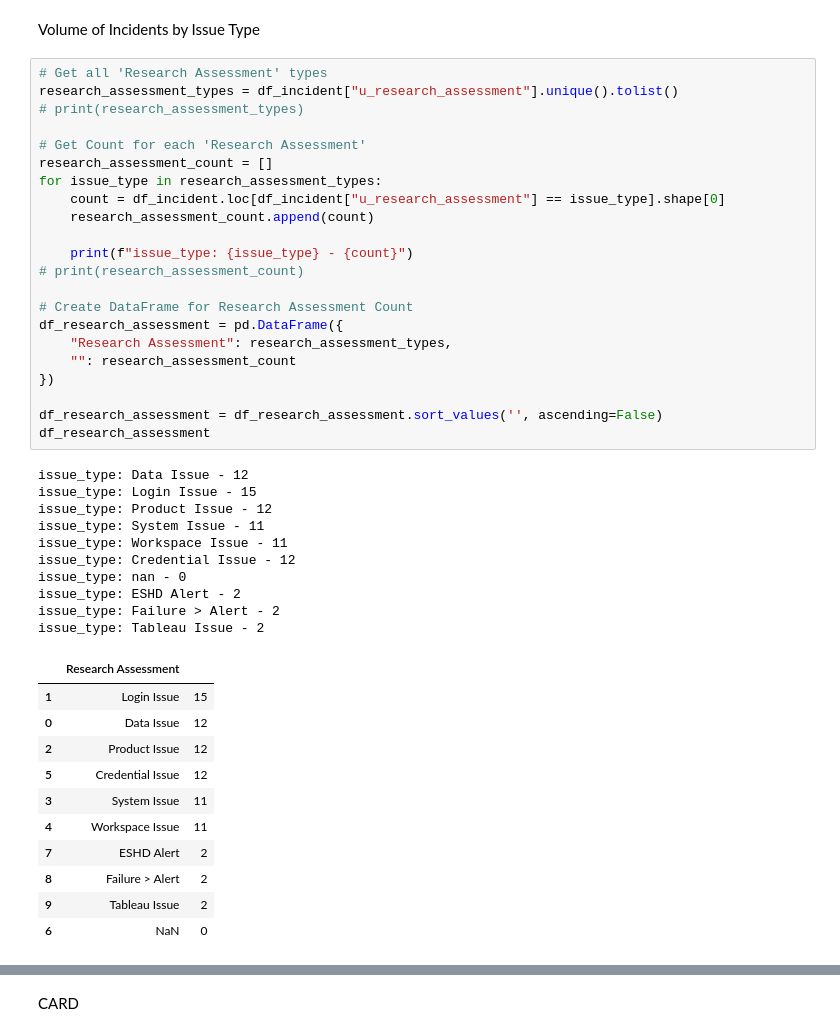
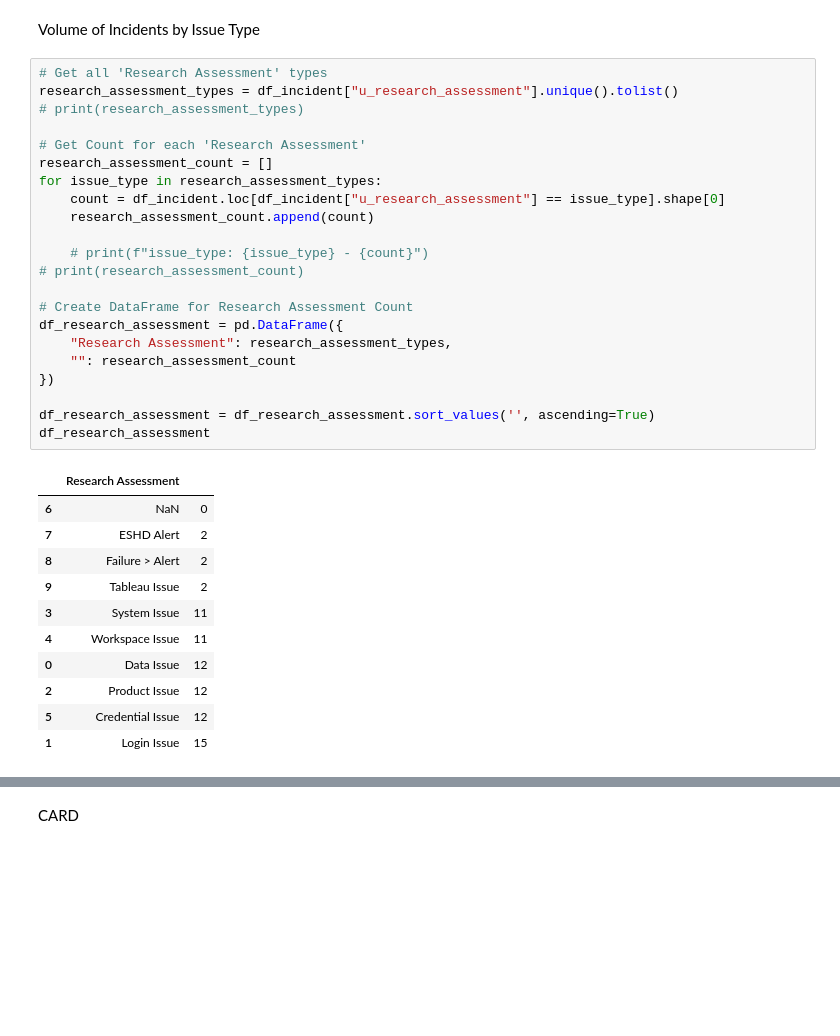
Before and after one commit to cH000k/python, a Jupyter notebook: app_test.ipynb, the cells around one changed output, grey strips where cells are left out. Saved outputs shown, nothing was run; the diff lists cells and outputs as text; blank space fills up the shorter version.

```diff
--- a/app_test.ipynb
+++ b/app_test.ipynb
@@ -189,44 +194,34 @@ Volume of Incidents by Issue Type
 # %%
 # Get all 'Research Assessment' types
 research_assessment_types = df_incident["u_research_assessment"].unique().tolist()
 # print(research_assessment_types)
 
 # Get Count for each 'Research Assessment'
 research_assessment_count = []
 for issue_type in research_assessment_types:
     count = df_incident.loc[df_incident["u_research_assessment"] == issue_type].shape[0]
     research_assessment_count.append(count)
 
-    print(f"issue_type: {issue_type} - {count}")
+    # print(f"issue_type: {issue_type} - {count}")
 # print(research_assessment_count)
 
 # Create DataFrame for Research Assessment Count
 df_research_assessment = pd.DataFrame({
     "Research Assessment": research_assessment_types,
     "": research_assessment_count
 })
 
-df_research_assessment = df_research_assessment.sort_values('', ascending=False)
+df_research_assessment = df_research_assessment.sort_values('', ascending=True)
 df_research_assessment
 # %% [output]
-issue_type: Data Issue - 12
-issue_type: Login Issue - 15
-issue_type: Product Issue - 12
-issue_type: System Issue - 11
-issue_type: Workspace Issue - 11
-issue_type: Credential Issue - 12
-issue_type: nan - 0
-issue_type: ESHD Alert - 2
-issue_type: Failure > Alert - 2
-issue_type: Tableau Issue - 2
 |  | Research Assessment |  |
-| 1 | Login Issue | 15 |
+| 6 | NaN | 0 |
+| 7 | ESHD Alert | 2 |
+| 8 | Failure > Alert | 2 |
+| 9 | Tableau Issue | 2 |
+| 3 | System Issue | 11 |
+| 4 | Workspace Issue | 11 |
 | 0 | Data Issue | 12 |
 | 2 | Product Issue | 12 |
 | 5 | Credential Issue | 12 |
-| 3 | System Issue | 11 |
-| 4 | Workspace Issue | 11 |
-| 7 | ESHD Alert | 2 |
-| 8 | Failure > Alert | 2 |
-| 9 | Tableau Issue | 2 |
-| 6 | NaN | 0 |
+| 1 | Login Issue | 15 |
```
Also changed, not shown: parts of 15 cells of this notebook.
